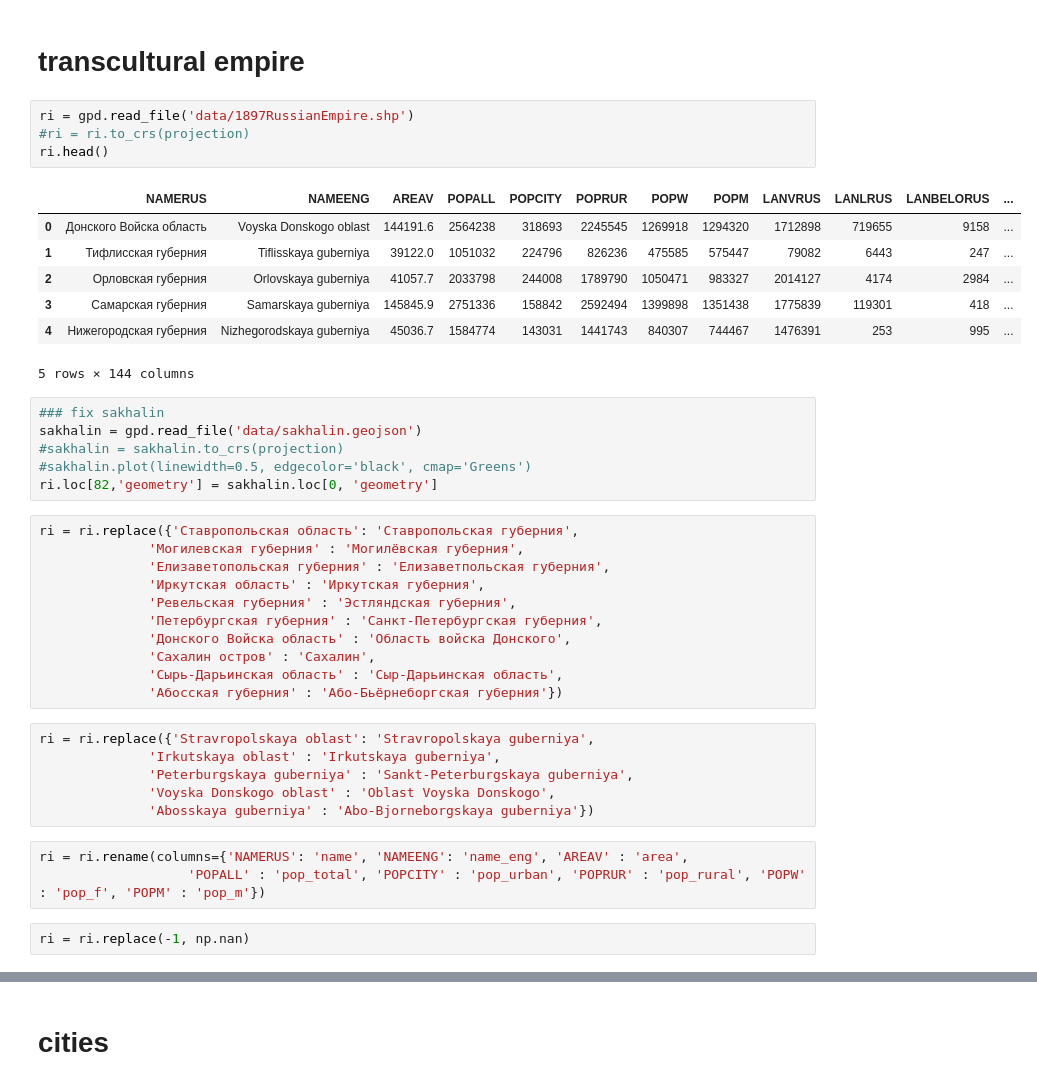
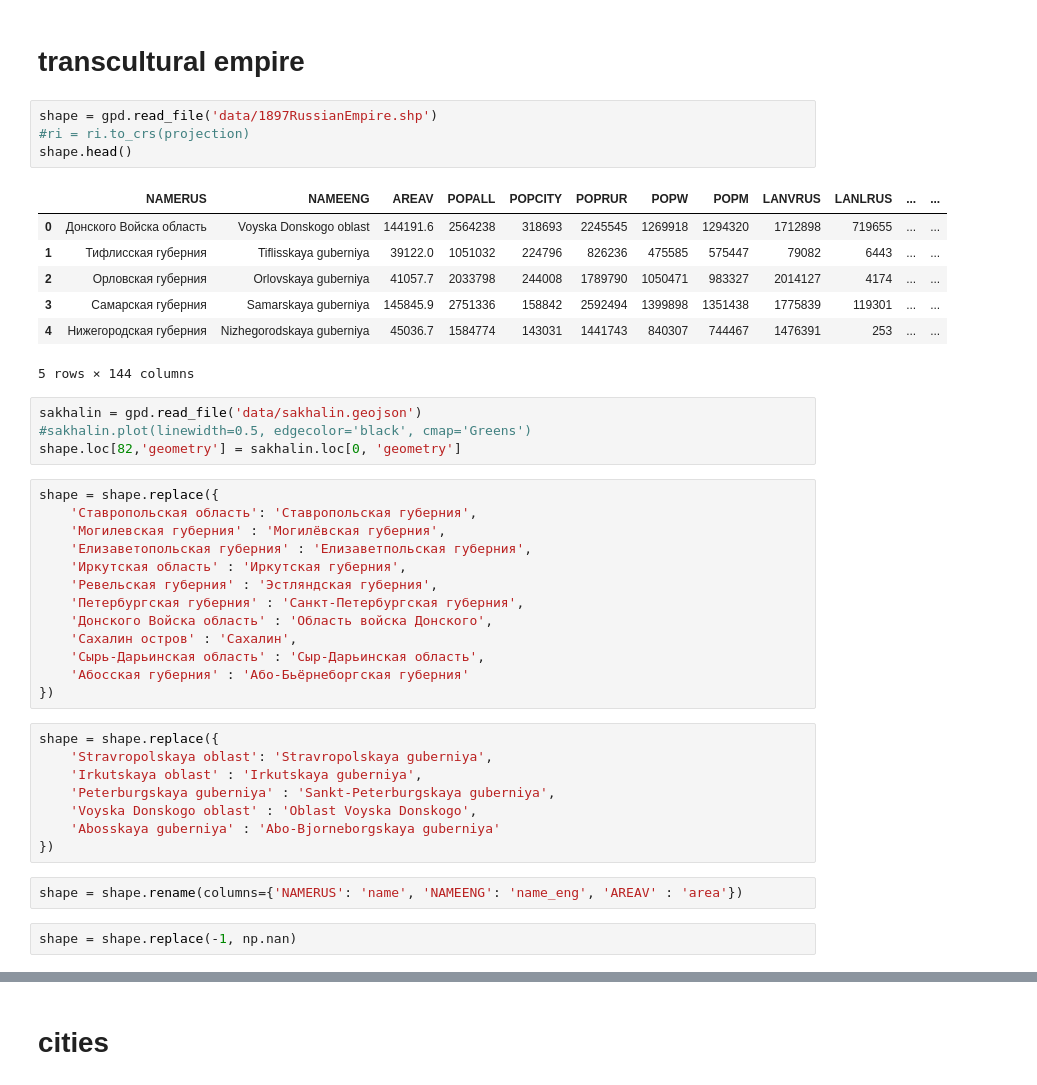
Before and after one commit to fant0md/empire-migrations-coursework, a Jupyter notebook: dataset-creation.ipynb, the cells around one changed output, grey strips where cells are left out. Drawn from its saved outputs; the diff is of its cells as text.

```diff
--- a/dataset-creation.ipynb
+++ b/dataset-creation.ipynb
@@ -20,42 +8,43 @@ projection = '+proj=aea +lat_1=50 +lat_2=70 +lat_0=56 +lon_0=100 +x_0=0 +y_0=0 +
 # %% [markdown]
 # transcultural empire
 # %%
-ri = gpd.read_file('data/1897RussianEmpire.shp')
+shape = gpd.read_file('data/1897RussianEmpire.shp')
 #ri = ri.to_crs(projection)
-ri.head()
+shape.head()
 # %% [output]
-|  | NAMERUS | NAMEENG | AREAV | POPALL | POPCITY | POPRUR | POPW | POPM | LANVRUS | LANLRUS | LANBELORUS | ... |
-| 0 | Донского Войска область | Voyska Donskogo oblast | 144191.6 | 2564238 | 318693 | 2245545 | 1269918 | 1294320 | 1712898 | 719655 | 9158 | ... |
-| 1 | Тифлисская губерния | Tiflisskaya guberniya | 39122.0 | 1051032 | 224796 | 826236 | 475585 | 575447 | 79082 | 6443 | 247 | ... |
-| 2 | Орловская губерния | Orlovskaya guberniya | 41057.7 | 2033798 | 244008 | 1789790 | 1050471 | 983327 | 2014127 | 4174 | 2984 | ... |
-| 3 | Самарская губерния | Samarskaya guberniya | 145845.9 | 2751336 | 158842 | 2592494 | 1399898 | 1351438 | 1775839 | 119301 | 418 | ... |
-| 4 | Нижегородская губерния | Nizhegorodskaya guberniya | 45036.7 | 1584774 | 143031 | 1441743 | 840307 | 744467 | 1476391 | 253 | 995 | ... |
+|  | NAMERUS | NAMEENG | AREAV | POPALL | POPCITY | POPRUR | POPW | POPM | LANVRUS | LANLRUS | ... | ... |
+| 0 | Донского Войска область | Voyska Donskogo oblast | 144191.6 | 2564238 | 318693 | 2245545 | 1269918 | 1294320 | 1712898 | 719655 | ... | ... |
+| 1 | Тифлисская губерния | Tiflisskaya guberniya | 39122.0 | 1051032 | 224796 | 826236 | 475585 | 575447 | 79082 | 6443 | ... | ... |
+| 2 | Орловская губерния | Orlovskaya guberniya | 41057.7 | 2033798 | 244008 | 1789790 | 1050471 | 983327 | 2014127 | 4174 | ... | ... |
+| 3 | Самарская губерния | Samarskaya guberniya | 145845.9 | 2751336 | 158842 | 2592494 | 1399898 | 1351438 | 1775839 | 119301 | ... | ... |
+| 4 | Нижегородская губерния | Nizhegorodskaya guberniya | 45036.7 | 1584774 | 143031 | 1441743 | 840307 | 744467 | 1476391 | 253 | ... | ... |
 5 rows × 144 columns
 # %%
-### fix sakhalin
 sakhalin = gpd.read_file('data/sakhalin.geojson')
-#sakhalin = sakhalin.to_crs(projection)
 #sakhalin.plot(linewidth=0.5, edgecolor='black', cmap='Greens')
-ri.loc[82,'geometry'] = sakhalin.loc[0, 'geometry']
+shape.loc[82,'geometry'] = sakhalin.loc[0, 'geometry']
 # %%
-ri = ri.replace({'Ставропольская область': 'Ставропольская губерния',
-              'Могилевская губерния' : 'Могилёвская губерния',
-              'Елизаветопольская губерния' : 'Елизаветпольская губерния',
-              'Иркутская область' : 'Иркутская губерния',
-              'Ревельская губерния' : 'Эстляндская губерния',
-              'Петербургская губерния' : 'Санкт-Петербургская губерния',
-              'Донского Войска область' : 'Область войска Донского',
-              'Сахалин остров' : 'Сахалин',
-              'Сырь-Дарьинская область' : 'Сыр-Дарьинская область',
-              'Абосская губерния' : 'Або-Бьёрнеборгская губерния'})
+shape = shape.replace({
+    'Ставропольская область': 'Ставропольская губерния',
+    'Могилевская губерния' : 'Могилёвская губерния',
+    'Елизаветопольская губерния' : 'Елизаветпольская губерния',
+    'Иркутская область' : 'Иркутская губерния',
+    'Ревельская губерния' : 'Эстляндская губерния',
+    'Петербургская губерния' : 'Санкт-Петербургская губерния',
+    'Донского Войска область' : 'Область войска Донского',
+    'Сахалин остров' : 'Сахалин',
+    'Сырь-Дарьинская область' : 'Сыр-Дарьинская область',
+    'Абосская губерния' : 'Або-Бьёрнеборгская губерния'
+})
 # %%
-ri = ri.replace({'Stravropolskaya oblast': 'Stravropolskaya guberniya',
-              'Irkutskaya oblast' : 'Irkutskaya guberniya',
-              'Peterburgskaya guberniya' : 'Sankt-Peterburgskaya guberniya',
-              'Voyska Donskogo oblast' : 'Oblast Voyska Donskogo',
-              'Abosskaya guberniya' : 'Abo-Bjorneborgskaya guberniya'})
+shape = shape.replace({
+    'Stravropolskaya oblast': 'Stravropolskaya guberniya',
+    'Irkutskaya oblast' : 'Irkutskaya guberniya',
+    'Peterburgskaya guberniya' : 'Sankt-Peterburgskaya guberniya',
+    'Voyska Donskogo oblast' : 'Oblast Voyska Donskogo',
+    'Abosskaya guberniya' : 'Abo-Bjorneborgskaya guberniya'
+})
 # %%
-ri = ri.rename(columns={'NAMERUS': 'name', 'NAMEENG': 'name_eng', 'AREAV' : 'area',
-                   'POPALL' : 'pop_total', 'POPCITY' : 'pop_urban', 'POPRUR' : 'pop_rural', 'POPW' : 'pop_f', 'POPM' : 'pop_m'})
+shape = shape.rename(columns={'NAMERUS': 'name', 'NAMEENG': 'name_eng', 'AREAV' : 'area'})
 # %%
-ri = ri.replace(-1, np.nan)
+shape = shape.replace(-1, np.nan)
```
Also changed, not shown: parts of 54 cells of this notebook, 6 other files.
